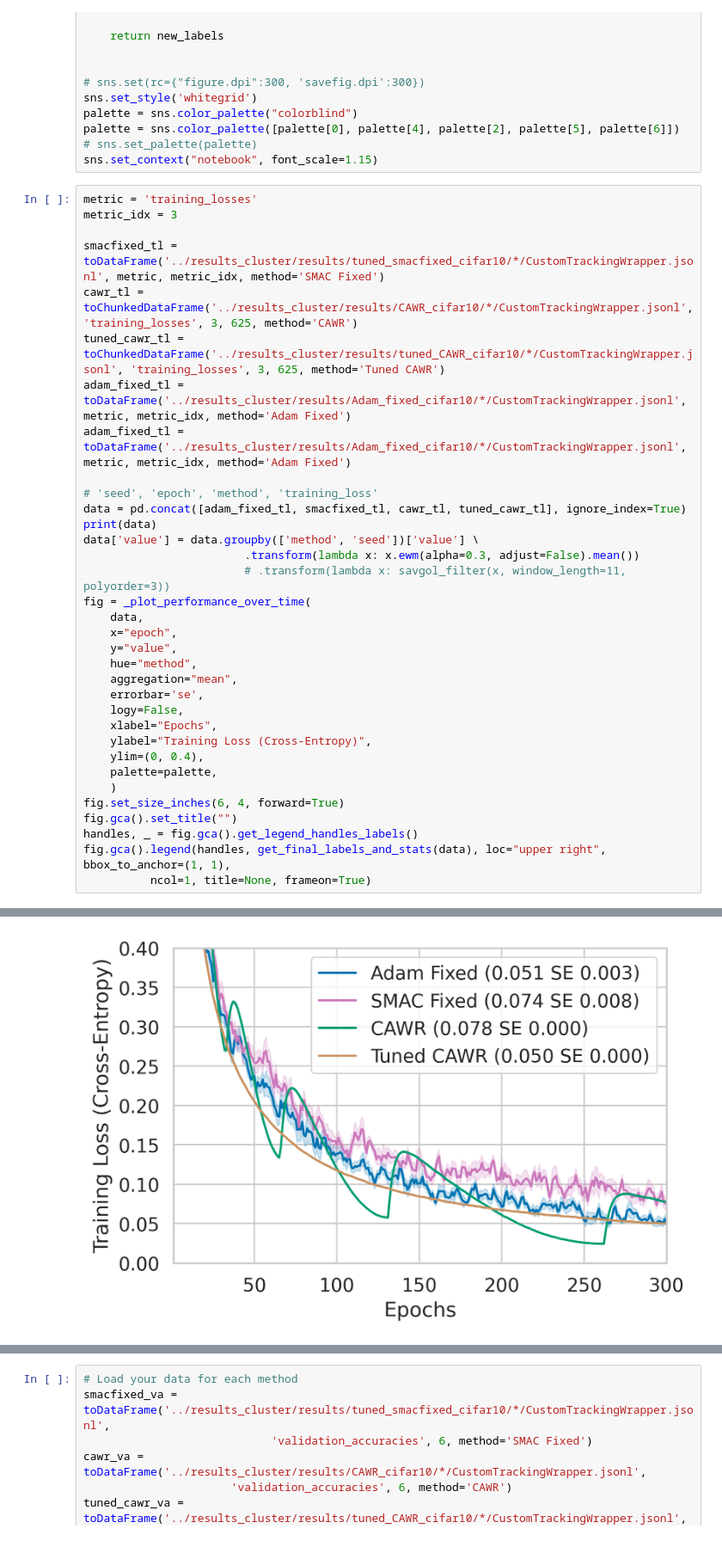
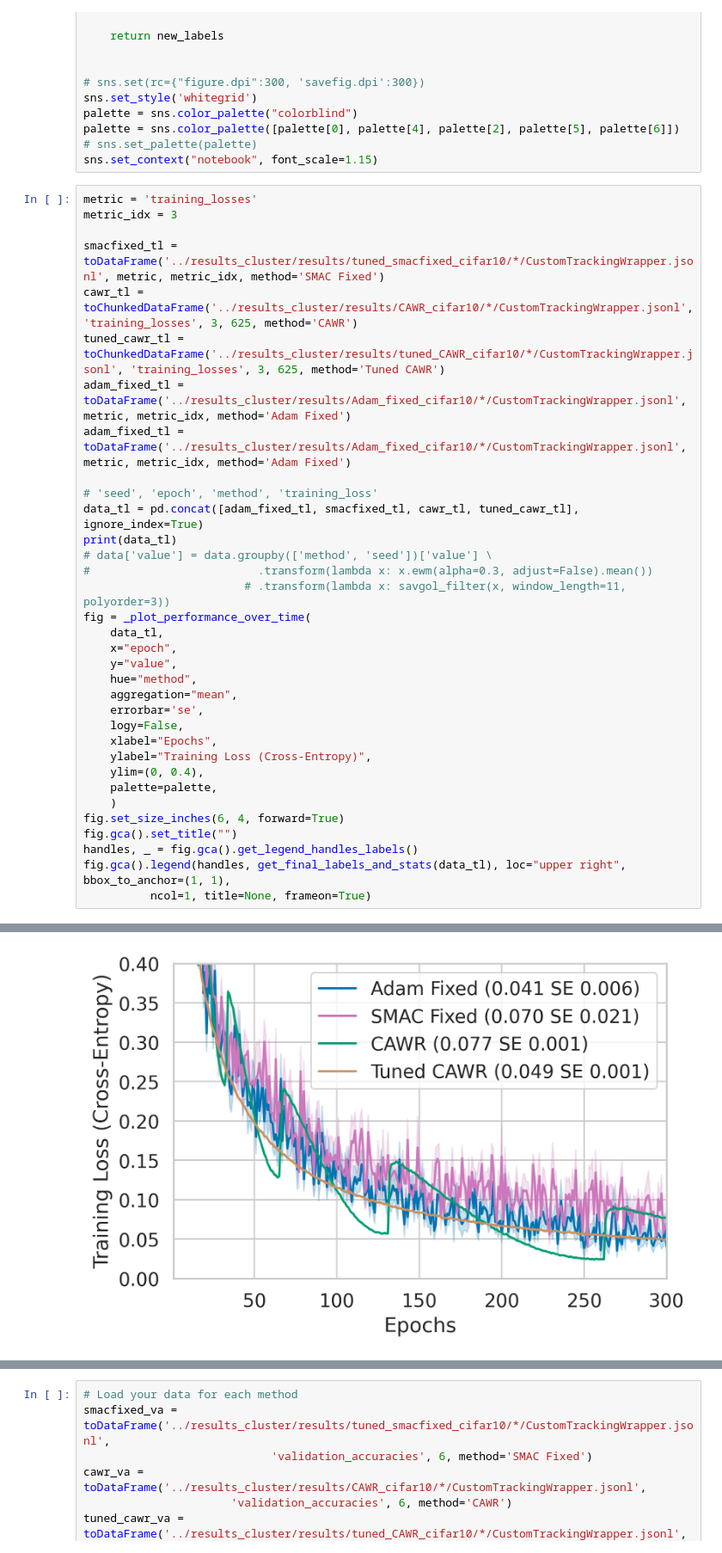
Before and after one commit to MichaHenh/Revisiting_LR_Control, a Jupyter notebook: ba_parameter_free_dac/plotting/plotting_cifar10_other.ipynb, the cells around one changed output, grey strips where cells are left out. Shown at 86% size. Drawn from its saved outputs; the diff is of its cells as text.

```diff
--- a/ba_parameter_free_dac/plotting/plotting_cifar10_other.ipynb
+++ b/ba_parameter_free_dac/plotting/plotting_cifar10_other.ipynb
@@ -132,46 +132,46 @@ adam_fixed_tl = toDataFrame('../results_cluster/results/Adam_fixed_cifar10/*/Cus
 adam_fixed_tl = toDataFrame('../results_cluster/results/Adam_fixed_cifar10/*/CustomTrackingWrapper.jsonl', metric, metric_idx, method='Adam Fixed')
 
 # 'seed', 'epoch', 'method', 'training_loss'
-data = pd.concat([adam_fixed_tl, smacfixed_tl, cawr_tl, tuned_cawr_tl], ignore_index=True)
-print(data)
-data['value'] = data.groupby(['method', 'seed'])['value'] \
-                        .transform(lambda x: x.ewm(alpha=0.3, adjust=False).mean())
+data_tl = pd.concat([adam_fixed_tl, smacfixed_tl, cawr_tl, tuned_cawr_tl], ignore_index=True)
+print(data_tl)
+# data['value'] = data.groupby(['method', 'seed'])['value'] \
+#                         .transform(lambda x: x.ewm(alpha=0.3, adjust=False).mean())
                         # .transform(lambda x: savgol_filter(x, window_length=11, polyorder=3))
 fig = _plot_performance_over_time(
-    data,
+    data_tl,
     x="epoch",
     y="value",
     hue="method",
     aggregation="mean",
     errorbar='se',
     logy=False,
     xlabel="Epochs",
     ylabel="Training Loss (Cross-Entropy)",
     ylim=(0, 0.4),
     palette=palette,
     )
 fig.set_size_inches(6, 4, forward=True)
 fig.gca().set_title("")
 handles, _ = fig.gca().get_legend_handles_labels()
-fig.gca().legend(handles, get_final_labels_and_stats(data), loc="upper right", bbox_to_anchor=(1, 1),
+fig.gca().legend(handles, get_final_labels_and_stats(data_tl), loc="upper right", bbox_to_anchor=(1, 1),
           ncol=1, title=None, frameon=True)
 # %% [output]
        epoch seed     value      method
 0          1    0  1.060839  Adam Fixed
 1          2    0  0.934124  Adam Fixed
 2          3    0  0.962286  Adam Fixed
 3          4    0  0.598814  Adam Fixed
 4          5    0  0.963103  Adam Fixed
 ...      ...  ...       ...         ...
 11995    296    9  0.047697  Tuned CAWR
 11996    297    9  0.052414  Tuned CAWR
 11997    298    9  0.045361  Tuned CAWR
 11998    299    9  0.048414  Tuned CAWR
 11999    300    9  0.046507  Tuned CAWR
 
 [12000 rows x 4 columns]
 <matplotlib.legend.Legend at 0x...>
-[figure, old version]
+[figure, new version]
 # %%
 smacfixed_vl = toDataFrame('../results_cluster/results/tuned_smacfixed_cifar10/*/CustomTrackingWrapper.jsonl', 'validation_losses', 5, method='SMAC Fixed')
 cawr_vl = toDataFrame('../results_cluster/results/CAWR_cifar10/*/CustomTrackingWrapper.jsonl', 'validation_losses', 5, method='CAWR')
```
Also changed, not shown: parts of 3 cells of this notebook, 5 other files.
